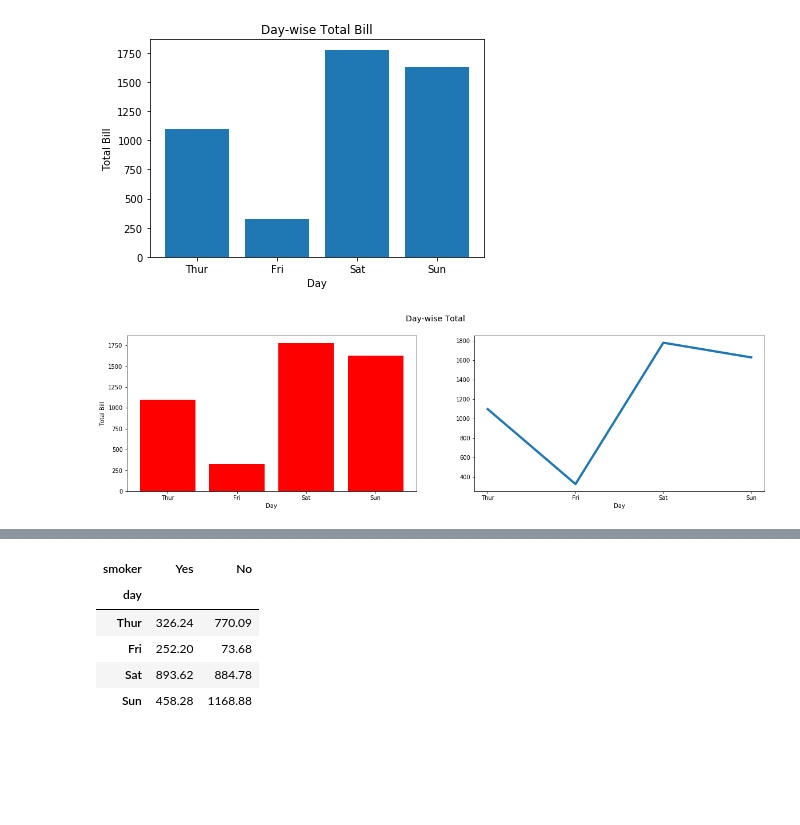
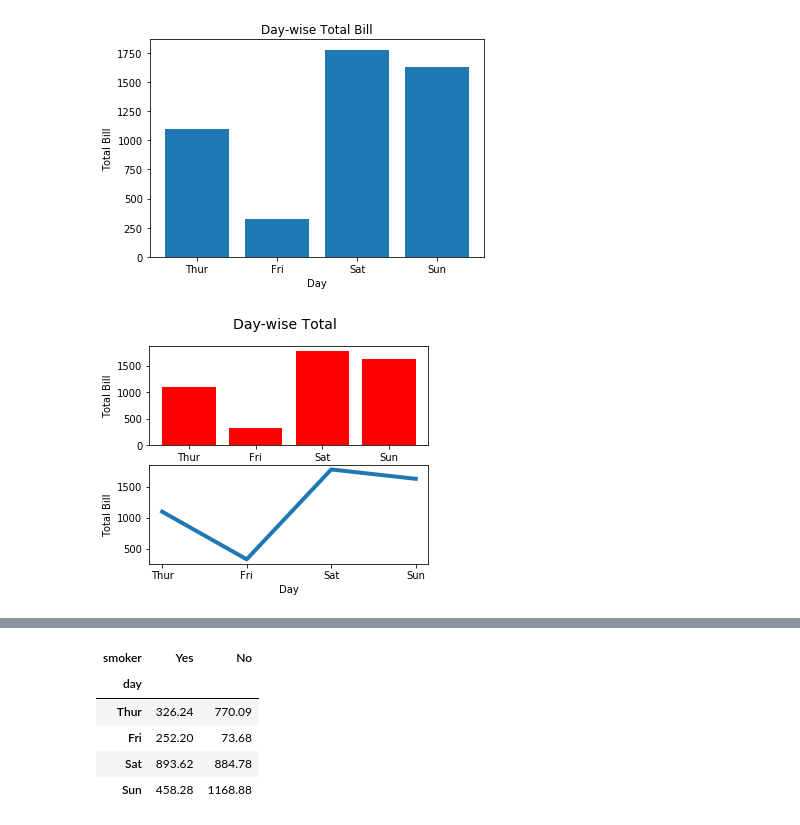
Before and after one commit to srikanthpragada/DS_18_MAY_2020, a Jupyter notebook: plots/matplotlibdemo.ipynb, the cells around one changed output, grey strips where cells are left out. Drawn from its saved outputs; the diff is of its cells as text; code cells hidden in the pictures; blank space fills up the shorter version.

```diff
--- a/plots/matplotlibdemo.ipynb
+++ b/plots/matplotlibdemo.ipynb
@@ -150,15 +150,17 @@ ax.set_ylabel("Total Bill")
 Text(0, 0.5, 'Total Bill')
 [figure]
 # %%
-fig,ax = plt.subplots(1,2)
+fig,ax = plt.subplots(2,1)
 fig.suptitle('Day-wise Total', fontsize=14)
-fig.set_size_inches(20,5)
+fig.set_size_inches(5,4)
 ax[0].bar(day_total['day'], day_total['total_bill'], color='red')
 ax[0].set_xlabel("Day")
 ax[0].set_ylabel("Total Bill")
 
 ax[1].plot(day_total['day'], day_total['total_bill'], linewidth=4)
 ax[1].set_xlabel("Day")
+ax[1].set_ylabel("Total Bill")
+
 fig.savefig("day_total.jpg")
 # %% [output]
-[figure, old version]
+[figure, new version]
```
Also changed, not shown: parts of 11 cells of this notebook, 3 other files.
